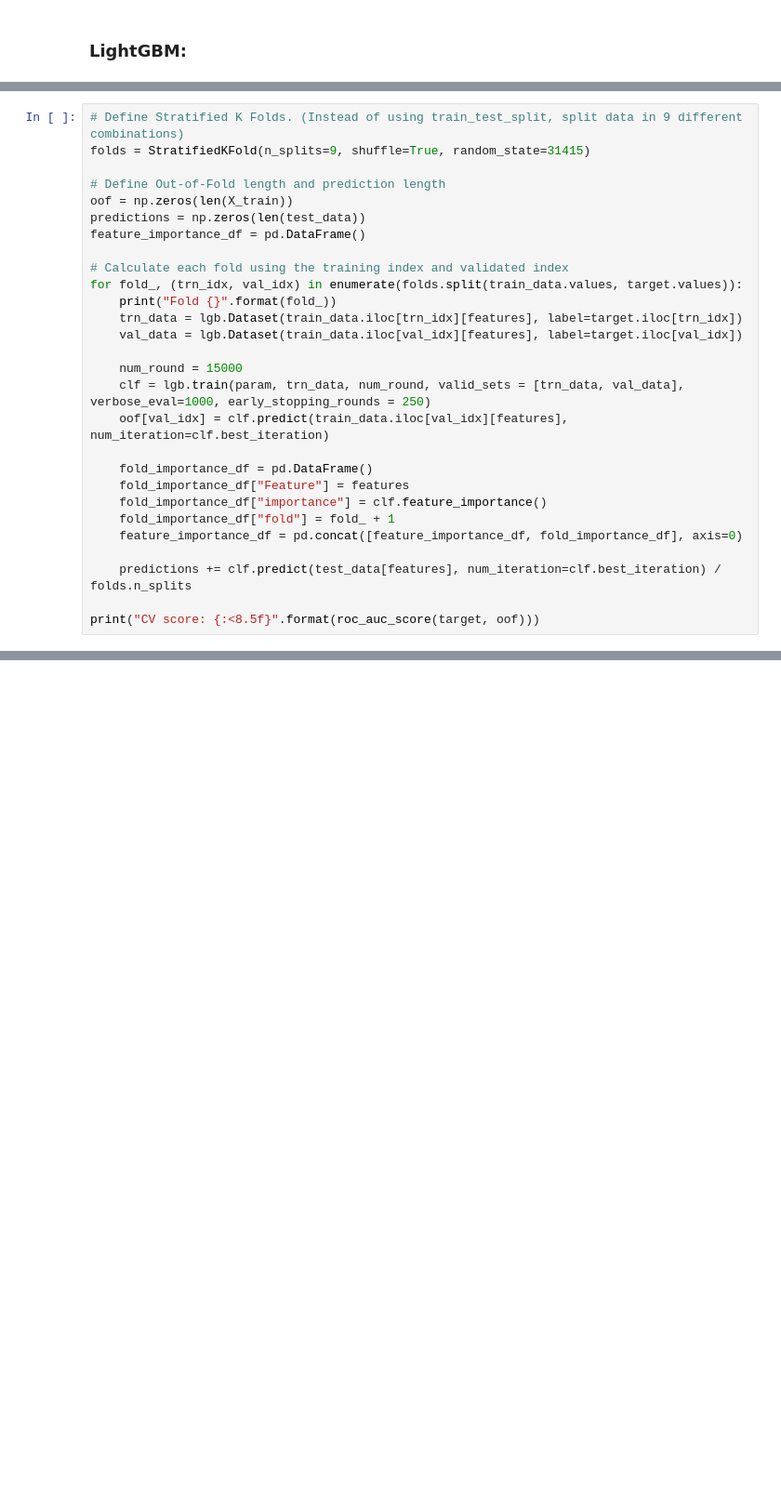
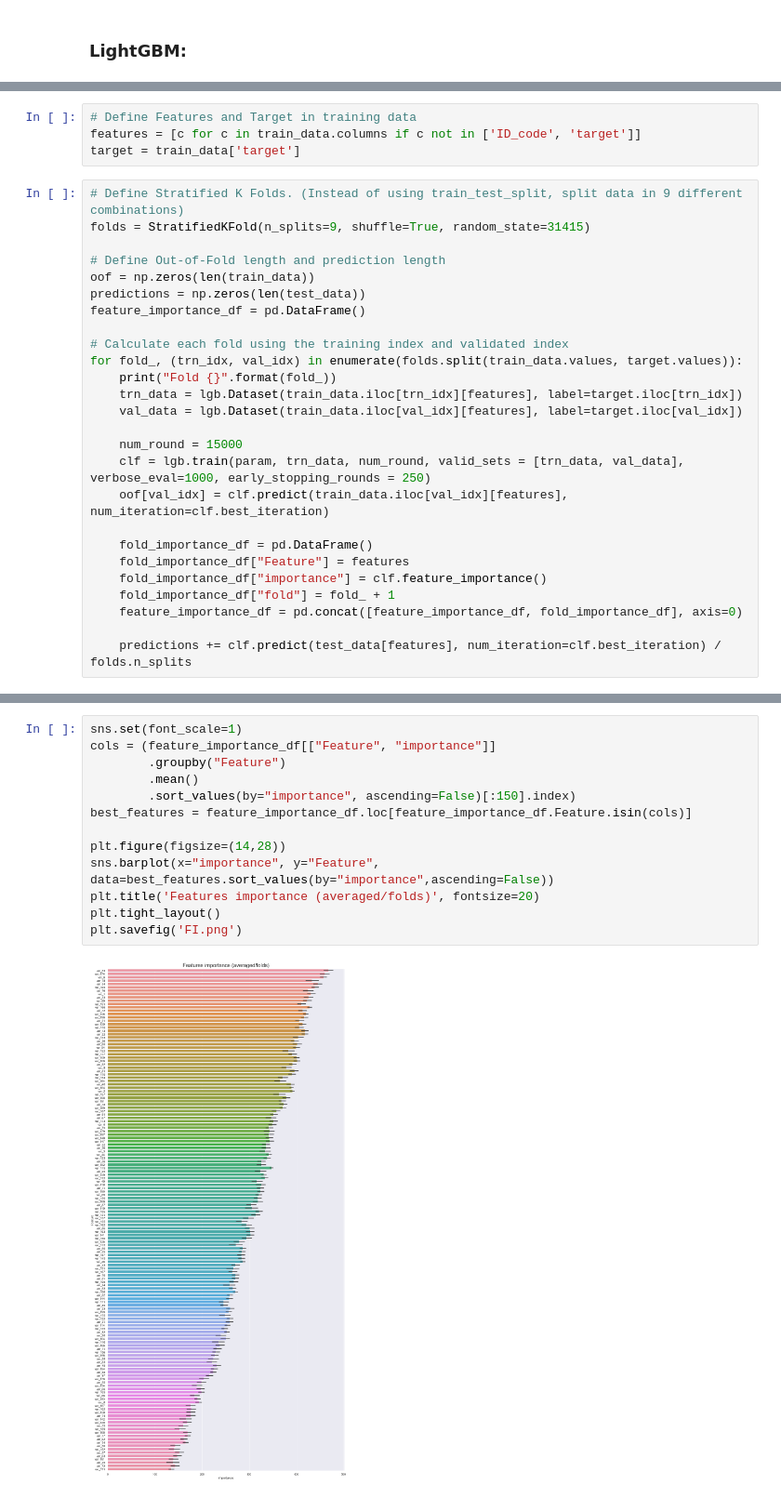
Before and after one commit to Doc1Ft/santander-customer-transaction-prediction, a Jupyter notebook: notebooks/Mike_Notebooks/Final_Notebook_Draft.ipynb, the cells around one changed output, grey strips where cells are left out. Shown at 93% size. Drawn from its saved outputs; the diff is of its cells as text; blank space fills up the shorter version.

```diff
--- a/notebooks/Mike_Notebooks/Final_Notebook_Draft.ipynb
+++ b/notebooks/Mike_Notebooks/Final_Notebook_Draft.ipynb
@@ -772,9 +906,13 @@ param = {
+# %%
+# Define Features and Target in training data
+features = [c for c in train_data.columns if c not in ['ID_code', 'target']]
+target = train_data['target']
 # %%
 # Define Stratified K Folds. (Instead of using train_test_split, split data in 9 different combinations)
 folds = StratifiedKFold(n_splits=9, shuffle=True, random_state=31415)
 
 # Define Out-of-Fold length and prediction length
-oof = np.zeros(len(X_train))
+oof = np.zeros(len(train_data))
 predictions = np.zeros(len(test_data))
 feature_importance_df = pd.DataFrame()
 
@@ -795,5 +933,3 @@ for fold_, (trn_idx, val_idx) in enumerate(folds.split(train_data.values, target
     feature_importance_df = pd.concat([feature_importance_df, fold_importance_df], axis=0)
 
     predictions += clf.predict(test_data[features], num_iteration=clf.best_iteration) / folds.n_splits
-
-print("CV score: {:<8.5f}".format(roc_auc_score(target, oof)))
@@ -799,0 +961,15 @@ print("CV score: {:<8.5f}".format(roc_auc_score(target, oof)))
+# %%
+sns.set(font_scale=1)
+cols = (feature_importance_df[["Feature", "importance"]]
+        .groupby("Feature")
+        .mean()
+        .sort_values(by="importance", ascending=False)[:150].index)
+best_features = feature_importance_df.loc[feature_importance_df.Feature.isin(cols)]
+
+plt.figure(figsize=(14,28))
+sns.barplot(x="importance", y="Feature", data=best_features.sort_values(by="importance",ascending=False))
+plt.title('Features importance (averaged/folds)', fontsize=20)
+plt.tight_layout()
+plt.savefig('FI.png')
+# %% [output]
+[figure, added]
```
Also changed, not shown: parts of 18 cells of this notebook.
